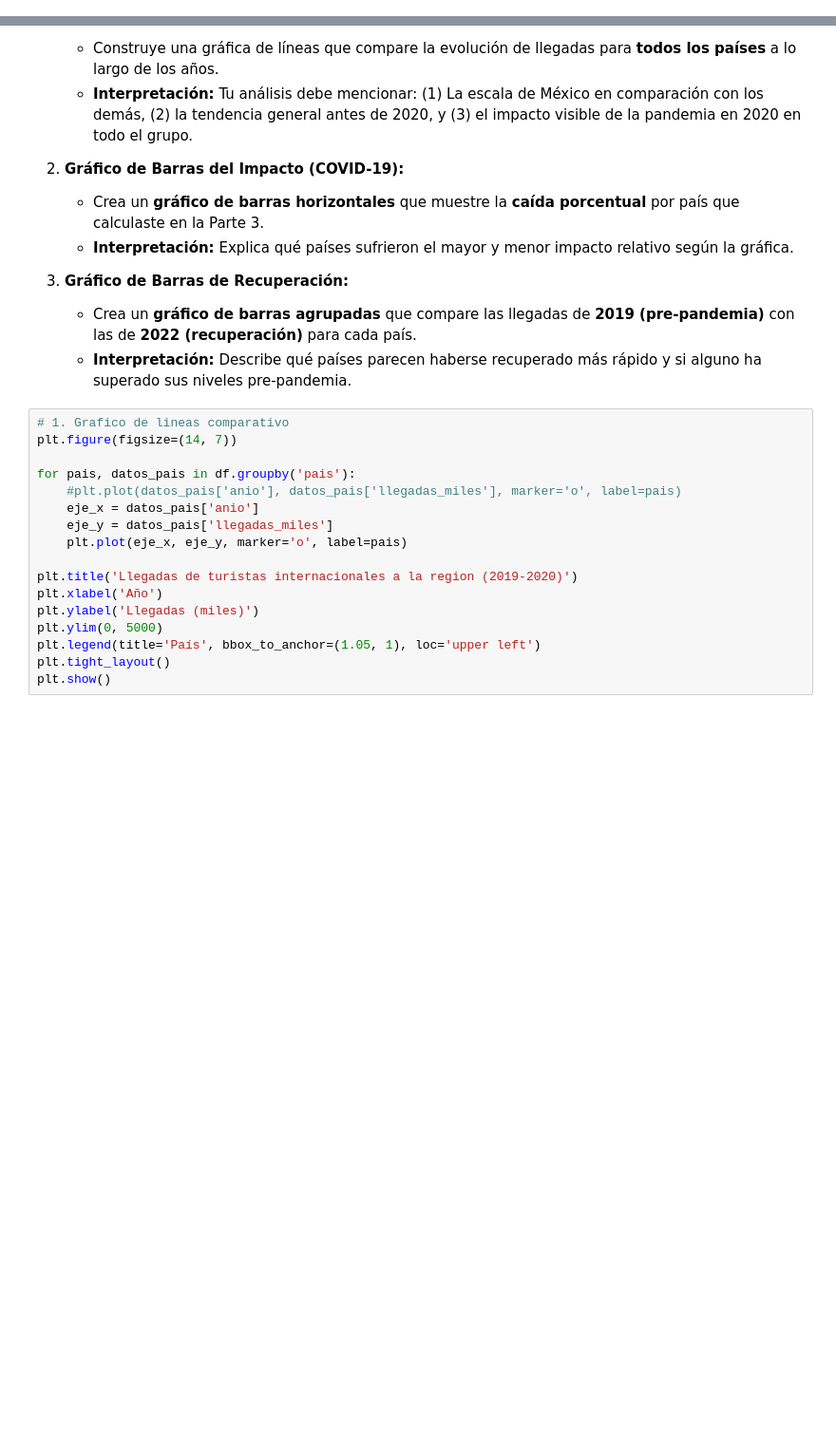
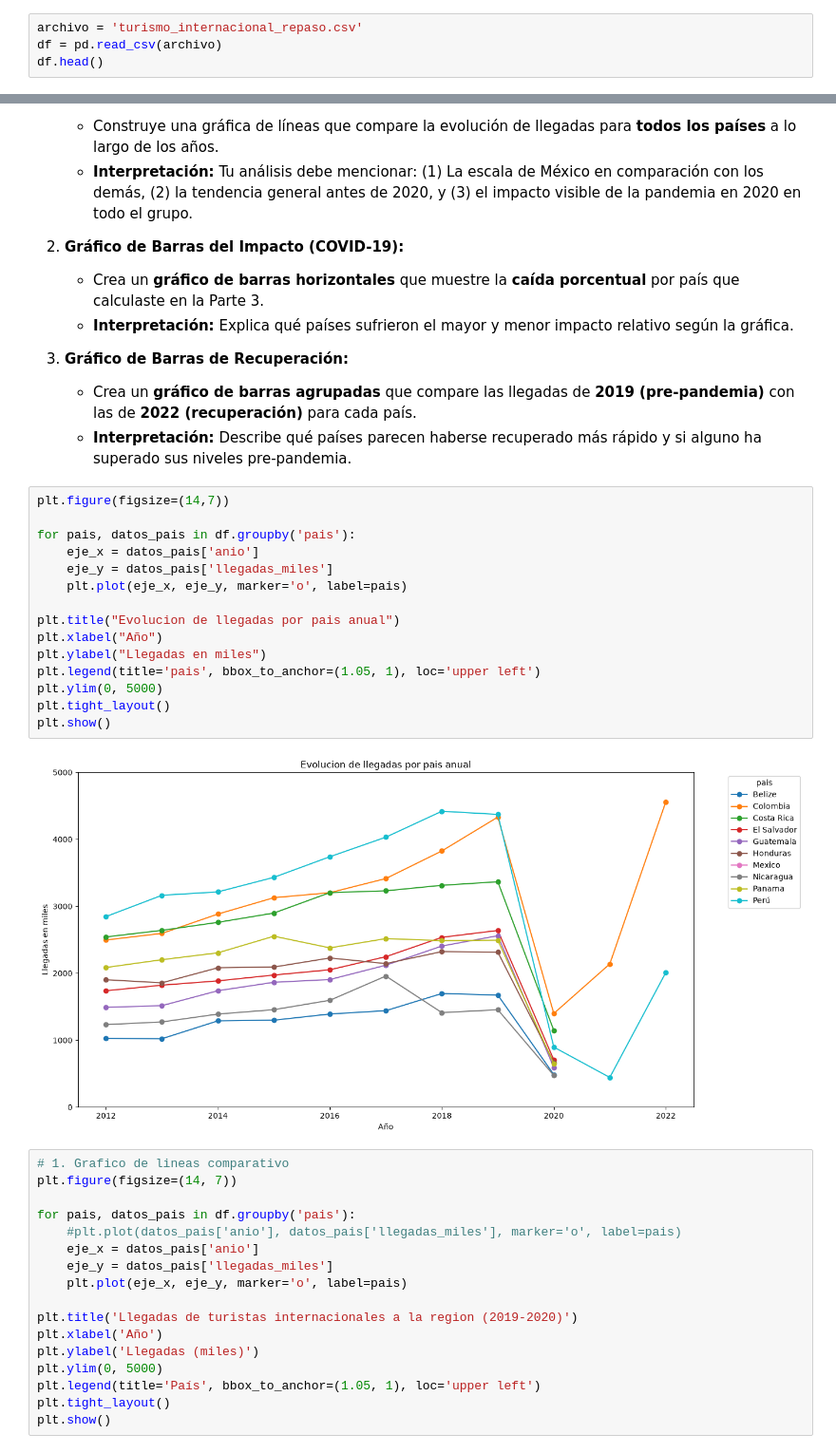
Before and after one commit to KevinDAnalyst/Fundamentos-de-Python, a Jupyter notebook: NOTEBOOKS/clase 13/REPASO_FINAL_TURISMO_INTERNACIONAL_ESTUDIANTE.ipynb, the cells around one changed output, grey strips where cells are left out. Shown at 95% size. Saved outputs shown, nothing was run; the diff lists cells and outputs as text; blank space fills up the shorter version.

```diff
--- a/NOTEBOOKS/clase 13/REPASO_FINAL_TURISMO_INTERNACIONAL_ESTUDIANTE.ipynb
+++ b/NOTEBOOKS/clase 13/REPASO_FINAL_TURISMO_INTERNACIONAL_ESTUDIANTE.ipynb
@@ -26,3 +26,7 @@ df.head()
 | 2 | Belize | 2014 | 1289.0 |
 | 3 | Belize | 2015 | 1299.0 |
 | 4 | Belize | 2016 | 1391.0 |
+# %%
+archivo = 'turismo_internacional_repaso.csv'
+df = pd.read_csv(archivo)
+df.head()
@@ -157,6 +300,23 @@ Ahora, vamos a contar la historia de los datos con visualizaciones más ricas.
 3.  **Gráfico de Barras de Recuperación:**
     *   Crea un **gráfico de barras agrupadas** que compare las llegadas de **2019 (pre-pandemia)** con las de **2022 (recuperación)** para cada país.
     *   **Interpretación:** Describe qué países parecen haberse recuperado más rápido y si alguno ha superado sus niveles pre-pandemia.
+# %%
+plt.figure(figsize=(14,7))
+
+for pais, datos_pais in df.groupby('pais'):
+    eje_x = datos_pais['anio']
+    eje_y = datos_pais['llegadas_miles']
+    plt.plot(eje_x, eje_y, marker='o', label=pais)
+
+plt.title("Evolucion de llegadas por pais anual")
+plt.xlabel("Año")
+plt.ylabel("Llegadas en miles")
+plt.legend(title='pais', bbox_to_anchor=(1.05, 1), loc='upper left')
+plt.ylim(0, 5000)
+plt.tight_layout()
+plt.show()
+# %% [output]
+[figure, added]
 # %%
 # 1. Grafico de lineas comparativo
 plt.figure(figsize=(14, 7))
```
Also changed, not shown: parts of 13 cells of this notebook, 3 other files.
